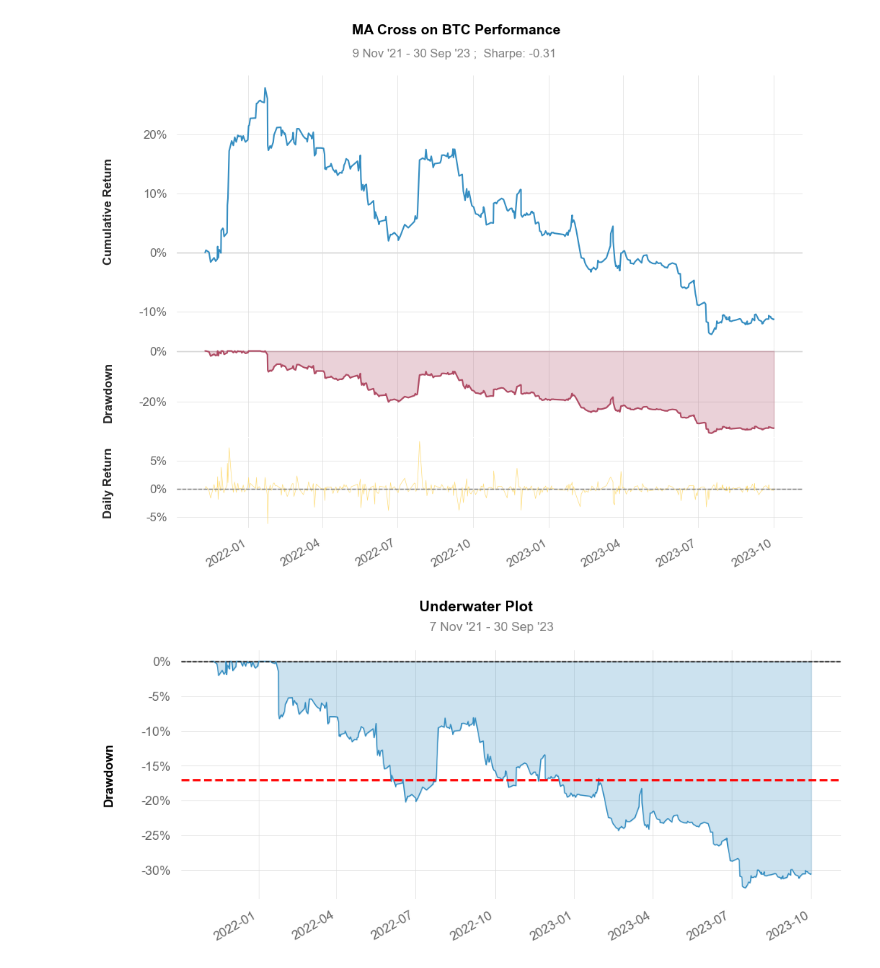
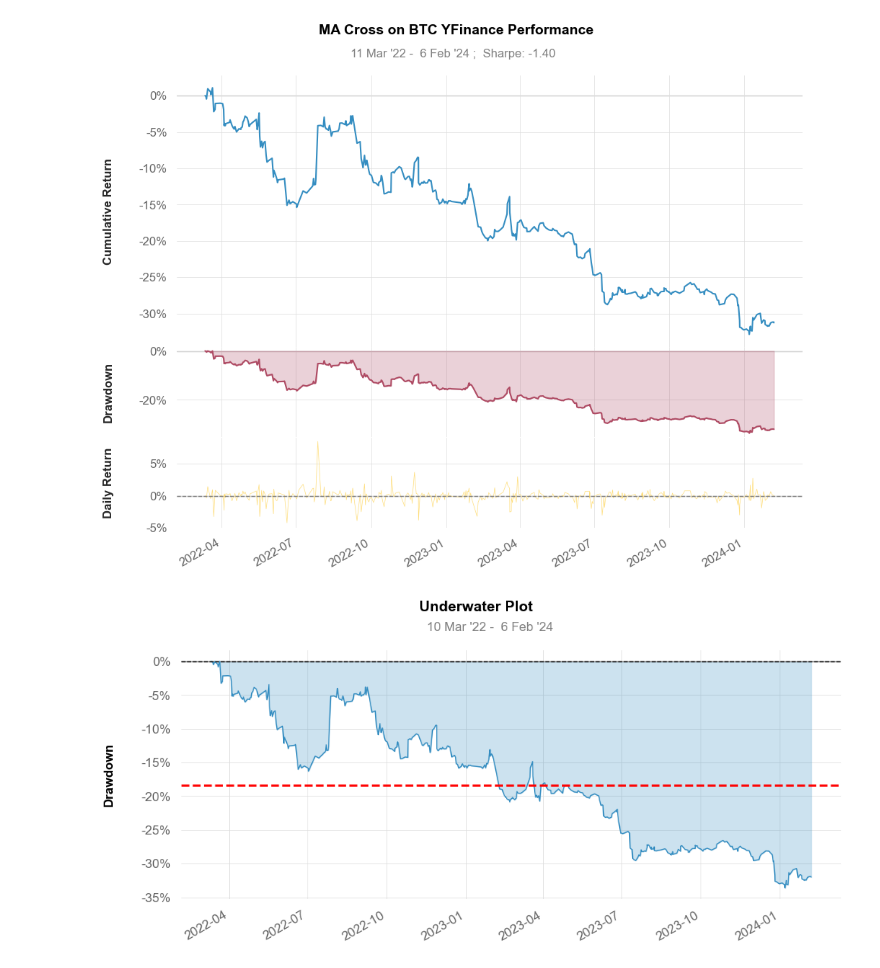
Before and after one commit to sharavsambuu/trading-cost-analysis, a Jupyter notebook: btc_macross_backtesting_yfinance.ipynb, the cells around one changed output. Cells and saved outputs as stored; diff of their text form; code cells hidden in the pictures.

Commit message:
update for backtesting macross with yfinance.

```diff
--- a/btc_macross_backtesting_yfinance.ipynb
+++ b/btc_macross_backtesting_yfinance.ipynb
@@ -44,0 +45,4 @@ df['Close'].plot()
+# %%
+df['Price'] = df['Open'].shift(-1)
+
+df
@@ -94,23 +113,23 @@ for index, row in df.iterrows():
         # Exit position
         if position != 0:
             exit_timestamp = index
-            exit_price     = row['Close'] * (1 - slippage_bps) if position == 1 else row['Close'] * (1 + slippage_bps)
+            exit_price     = row['Price'] * (1 - slippage_bps) if position == 1 else row['Price'] * (1 + slippage_bps)
             pct_change     = (exit_price - entry_price) / entry_price * 100
             position_history.append((entry_timestamp, exit_timestamp, entry_price, exit_price, pct_change))
         # Enter new position
         if row['Signal'] == 1:
             entry_timestamp = index
-            entry_price     = row['Close'] * (1 + slippage_bps)
+            entry_price     = row['Price'] * (1 + slippage_bps)
         elif row['Signal'] == -1:
             entry_timestamp = index
-            entry_price     = row['Close'] * (1 - slippage_bps)
+            entry_price     = row['Price'] * (1 - slippage_bps)
         position = row['Signal']
 
 position_df = pd.DataFrame(position_history, columns=['Entry Time', 'Exit Time', 'Entry Price', 'Exit Price', 'Pct Change'])
 position_df['cumret'] = position_df['Pct Change'].cumsum()
 # %%
 initial_capital    = 10000.0 # Initial capital in dollars
-commission_fee     = 0.04    # 0.04% commission fee per trade
+commission_fee     = 0.05    # 0.05% commission fee per trade
 position_per_trade = 0.02    # 2% of position size per trade
 
 account_balance = initial_capital
@@ -152,12 +171,12 @@ position_df
 417 rows × 8 columns
 # %%
-qs.plots.snapshot(position_df['Account Change'], title='MA Cross on BTC Performance', show=True);
+qs.plots.snapshot(position_df['Account Change'], title='MA Cross on BTC YFinance Performance', show=True);
 # %% [output]
-[figure, old version]
+[figure, new version]
 # %%
 qs.plots.drawdown(position_df['Account Change'])
 # %% [output]
-[figure, old version]
+[figure, new version]
 # %%
 qs.plots.drawdowns_periods(position_df['Account Change'])
 # %% [output]
```
Also changed, not shown: parts of 11 cells of this notebook, 1 other file.
